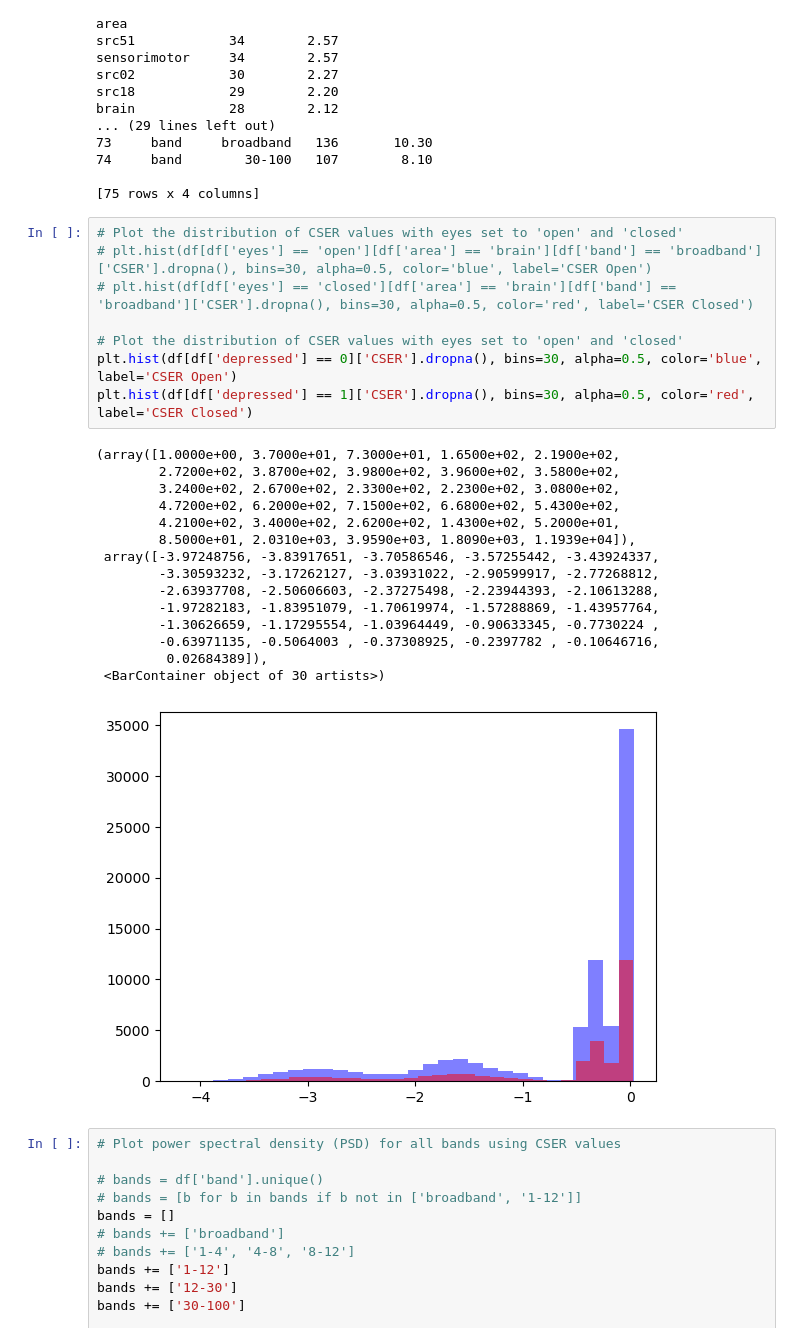
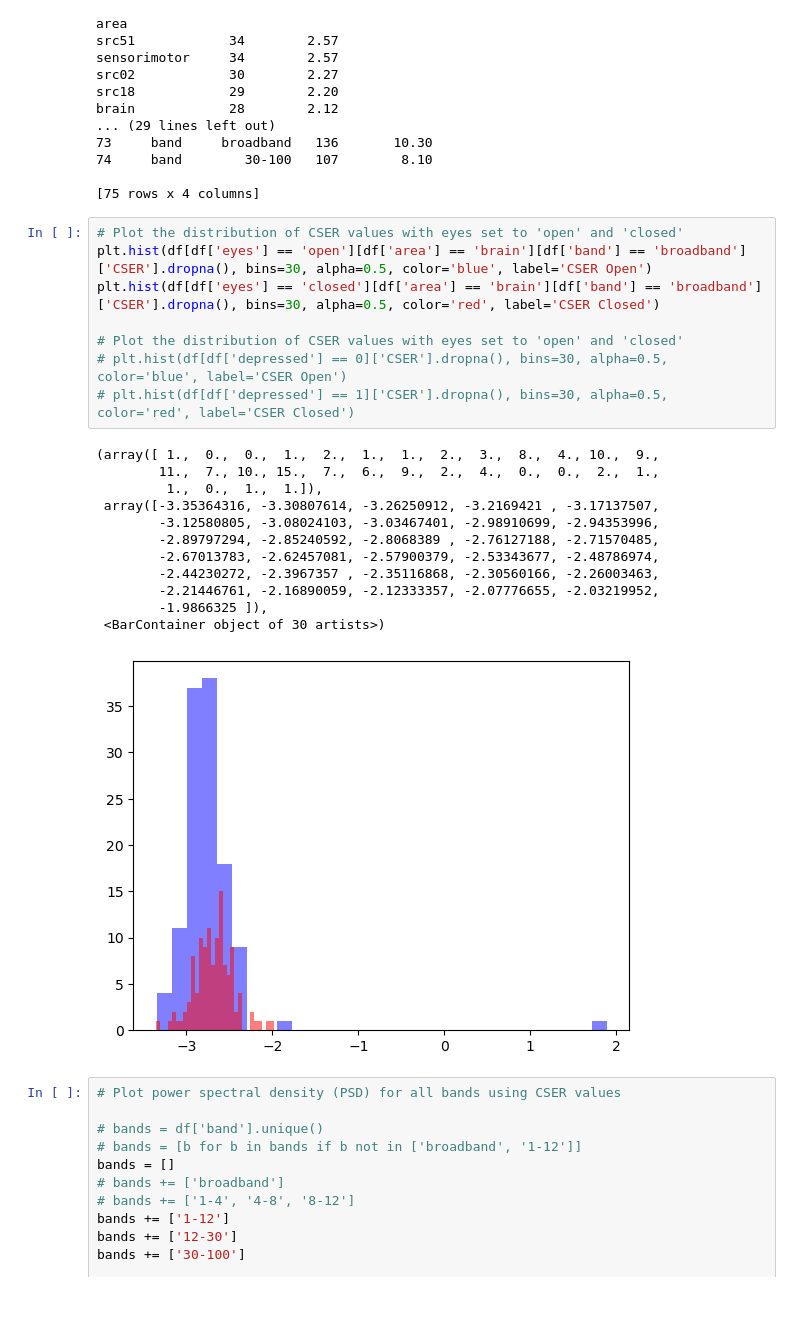
Before and after one commit to ldubravica/MScResearchProject, a Jupyter notebook: cser_analysis.ipynb, the cells around one changed output. Drawn from its saved outputs; the diff is of its cells as text; blank space fills up the shorter version.

```diff
--- a/cser_analysis.ipynb
+++ b/cser_analysis.ipynb
@@ -524,28 +508,25 @@ brain            28        2.12
 [75 rows x 4 columns]
 # %%
 # Plot the distribution of CSER values with eyes set to 'open' and 'closed'
-# plt.hist(df[df['eyes'] == 'open'][df['area'] == 'brain'][df['band'] == 'broadband']['CSER'].dropna(), bins=30, alpha=0.5, color='blue', label='CSER Open')
-# plt.hist(df[df['eyes'] == 'closed'][df['area'] == 'brain'][df['band'] == 'broadband']['CSER'].dropna(), bins=30, alpha=0.5, color='red', label='CSER Closed')
+plt.hist(df[df['eyes'] == 'open'][df['area'] == 'brain'][df['band'] == 'broadband']['CSER'].dropna(), bins=30, alpha=0.5, color='blue', label='CSER Open')
+plt.hist(df[df['eyes'] == 'closed'][df['area'] == 'brain'][df['band'] == 'broadband']['CSER'].dropna(), bins=30, alpha=0.5, color='red', label='CSER Closed')
 
 # Plot the distribution of CSER values with eyes set to 'open' and 'closed'
-plt.hist(df[df['depressed'] == 0]['CSER'].dropna(), bins=30, alpha=0.5, color='blue', label='CSER Open')
-plt.hist(df[df['depressed'] == 1]['CSER'].dropna(), bins=30, alpha=0.5, color='red', label='CSER Closed')
+# plt.hist(df[df['depressed'] == 0]['CSER'].dropna(), bins=30, alpha=0.5, color='blue', label='CSER Open')
+# plt.hist(df[df['depressed'] == 1]['CSER'].dropna(), bins=30, alpha=0.5, color='red', label='CSER Closed')
 # %% [output]
-(array([1.0000e+00, 3.7000e+01, 7.3000e+01, 1.6500e+02, 2.1900e+02,
-        2.7200e+02, 3.8700e+02, 3.9800e+02, 3.9600e+02, 3.5800e+02,
-        3.2400e+02, 2.6700e+02, 2.3300e+02, 2.2300e+02, 3.0800e+02,
-        4.7200e+02, 6.2000e+02, 7.1500e+02, 6.6800e+02, 5.4300e+02,
-        4.2100e+02, 3.4000e+02, 2.6200e+02, 1.4300e+02, 5.2000e+01,
-        8.5000e+01, 2.0310e+03, 3.9590e+03, 1.8090e+03, 1.1939e+04]),
- array([-3.97248756, -3.83917651, -3.70586546, -3.57255442, -3.43924337,
-        -3.30593232, -3.17262127, -3.03931022, -2.90599917, -2.77268812,
-        -2.63937708, -2.50606603, -2.37275498, -2.23944393, -2.10613288,
-        -1.97282183, -1.83951079, -1.70619974, -1.57288869, -1.43957764,
-        -1.30626659, -1.17295554, -1.03964449, -0.90633345, -0.7730224 ,
-        -0.63971135, -0.5064003 , -0.37308925, -0.2397782 , -0.10646716,
-         0.02684389]),
+(array([ 1.,  0.,  0.,  1.,  2.,  1.,  1.,  2.,  3.,  8.,  4., 10.,  9.,
+        11.,  7., 10., 15.,  7.,  6.,  9.,  2.,  4.,  0.,  0.,  2.,  1.,
+         1.,  0.,  1.,  1.]),
+ array([-3.35364316, -3.30807614, -3.26250912, -3.2169421 , -3.17137507,
+        -3.12580805, -3.08024103, -3.03467401, -2.98910699, -2.94353996,
+        -2.89797294, -2.85240592, -2.8068389 , -2.76127188, -2.71570485,
+        -2.67013783, -2.62457081, -2.57900379, -2.53343677, -2.48786974,
+        -2.44230272, -2.3967357 , -2.35116868, -2.30560166, -2.26003463,
+        -2.21446761, -2.16890059, -2.12333357, -2.07776655, -2.03219952,
+        -1.9866325 ]),
  <BarContainer object of 30 artists>)
-[figure, old version]
+[figure, new version]
 # %%
 # Plot power spectral density (PSD) for all bands using CSER values
 
```
Also changed, not shown: parts of 3 cells of this notebook, 8 other files.
